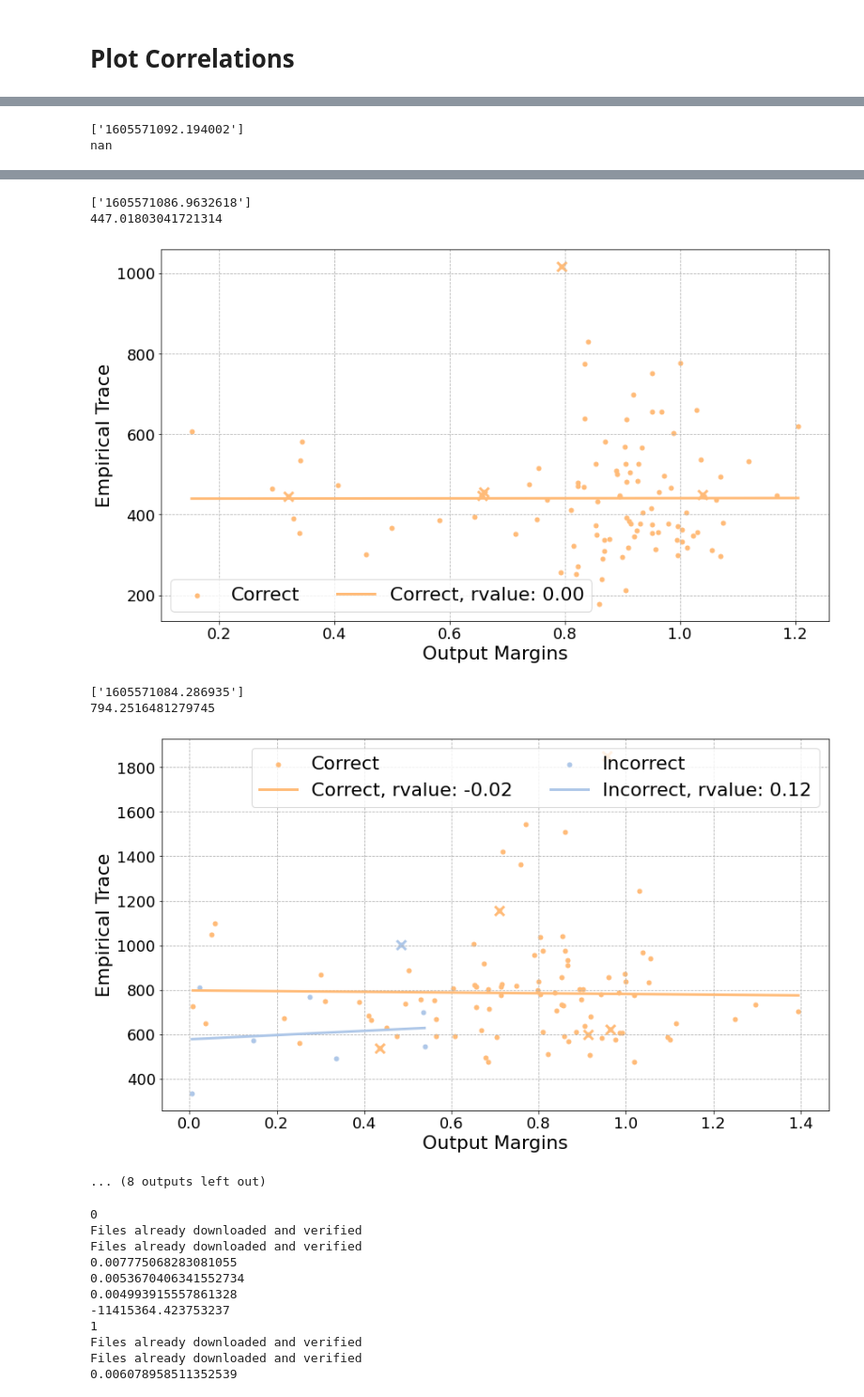
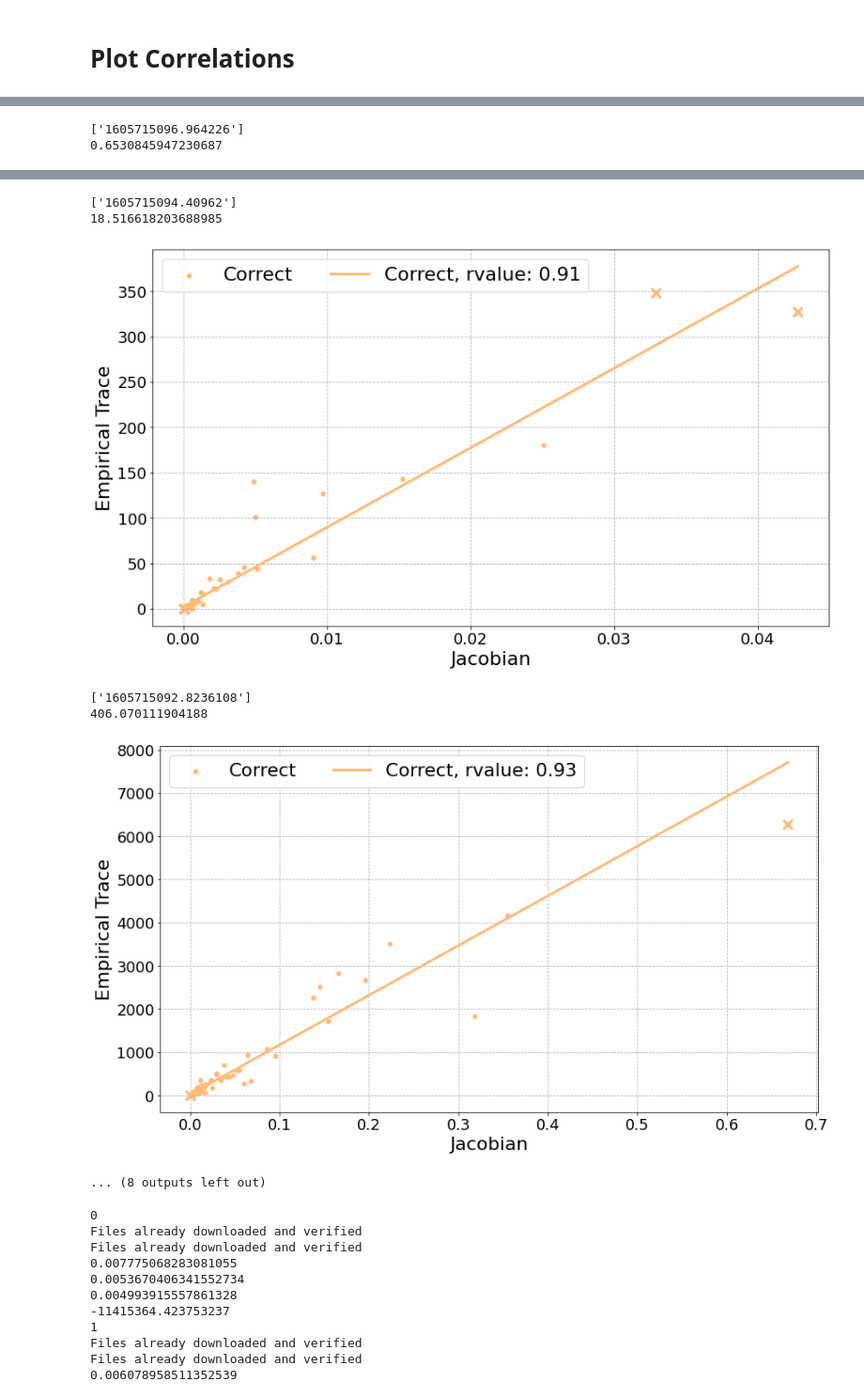
Before and after one commit to daniellengyel/deep_generalizability, a Jupyter notebook: notebooks/Trace Correlations.ipynb, the cells around one changed output, grey strips where cells are left out. Shown at 94% size. Saved outputs shown, nothing was run; the diff lists cells and outputs as text; code cells hidden in the pictures.

```diff
--- a/notebooks/Trace Correlations.ipynb
+++ b/notebooks/Trace Correlations.ipynb
@@ -38,7 +38,7 @@ The autoreload extension is already loaded. To reload it, use:
 # %%
 root_folder = os.environ["PATH_TO_DEEP_FOLDER"]
 data_name = "MNIST"
-exp = "lr_MSE_test"
+exp = "lr_CE_test_F1"
 experiment_folder = os.path.join(root_folder, "experiments", data_name, exp)
 # %%
 stats_df = mf_post.stats_plotting.get_end_stats(experiment_folder, step=-1)
@@ -69,7 +69,8 @@ all_steps = np.array([list(v.keys()) for v in all_steps.values()]).reshape(-1)
 all_steps = sorted(list(set(all_steps)))
 
 # Plot trace vs margins
-X_axis_name = "Output Margins"
+# X_axis_name = "Output Margins"
+X_axis_name = "Jacobian"
 Y_axis_name = "Empirical Trace"
 
 
@@ -80,7 +81,7 @@ Y_axis_bounds = None #[0, 200]
 should_save = False
 
 
-filter_seperate = ["learning_rate"]
+filter_seperate = ["batch_train_size", "learning_rate"]
 filter_not_seperate = None
 
 pre_filtered_exp_ids = None
@@ -102,6 +103,9 @@ for step in [-1]:
     if X_axis_name == "Output Margins":
         corr_candidate_filter = mf_post.postprocess_experiment.get_exp_margins(experiment_folder, softmax_outputs=False, step=step, seed=0, device=None, num_datapoints=100, on_test_set=False, should_cache=False)
 
+    if X_axis_name == "Jacobian":
+        corr_candidate_filter = mf_post.postprocess_experiment.get_exp_inp_out_jacobian(experiment_folder, step=step, seed=0, device=None, num_datapoints=100, on_test_set=False, should_cache=False)
+
     curr_plot_name = "{}_step_{}".format(plot_name, step)
 
     data_func = mf_post.stats_plotting.margin_trace_correct_incorrect_plot(corr_candidate_filter, curr_point_traces, use_correct_filter=use_correct_filter, draw_correlation=draw_correlation)
@@ -133,2 +127,2 @@ for step in [-1]:
-['1605571092.194002']
-nan
+['1605715096.964226']
+0.6530845947230687
@@ -136,9 +130,9 @@ nan
-['1605571086.9632618']
-447.01803041721314
+['1605715094.40962']
+18.516618203688985
-[figure, old version]
+[figure, new version]
-['1605571084.286935']
-794.2516481279745
+['1605715092.8236108']
+406.070111904188
-[figure, old version]
+[figure, new version]
 ... (8 outputs left out)
 # %%
 # root_folder = os.environ["PATH_TO_DEEP_FOLDER"]
```
Also changed, not shown: parts of 3 cells of this notebook, 9 other files.
